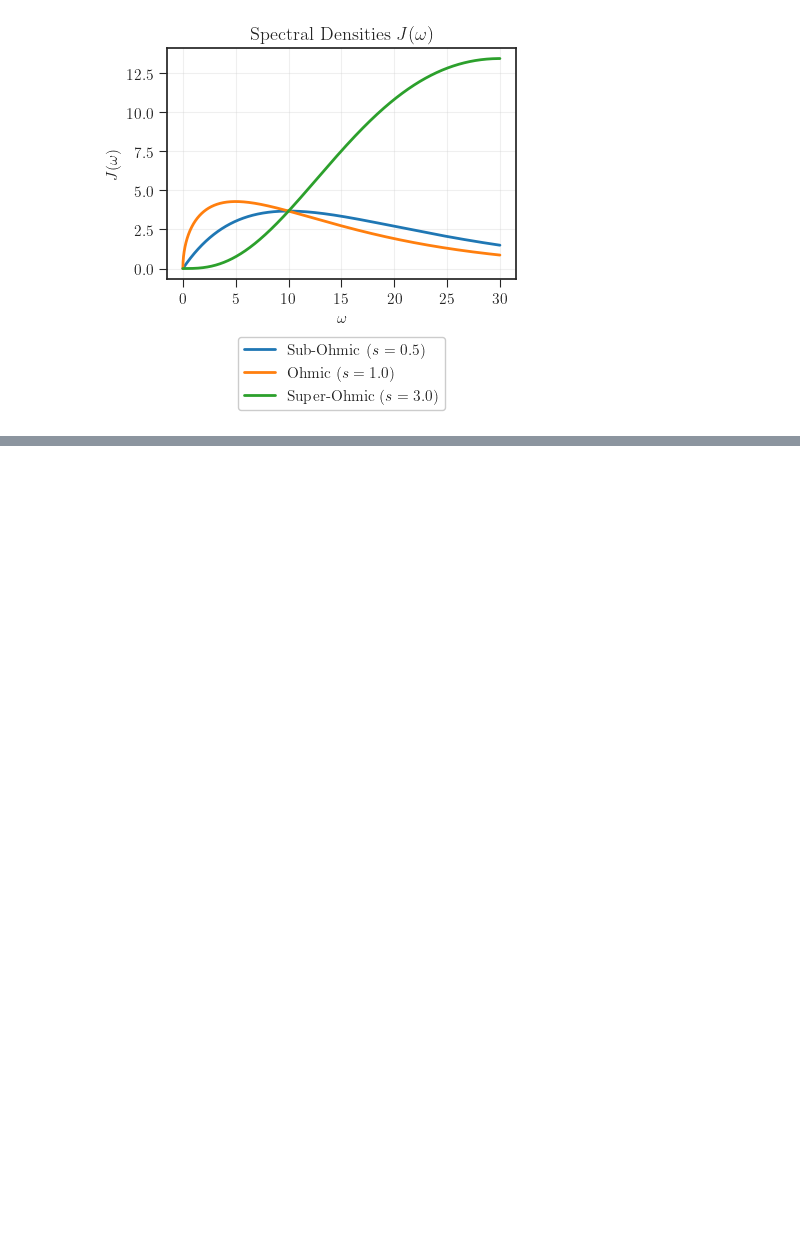
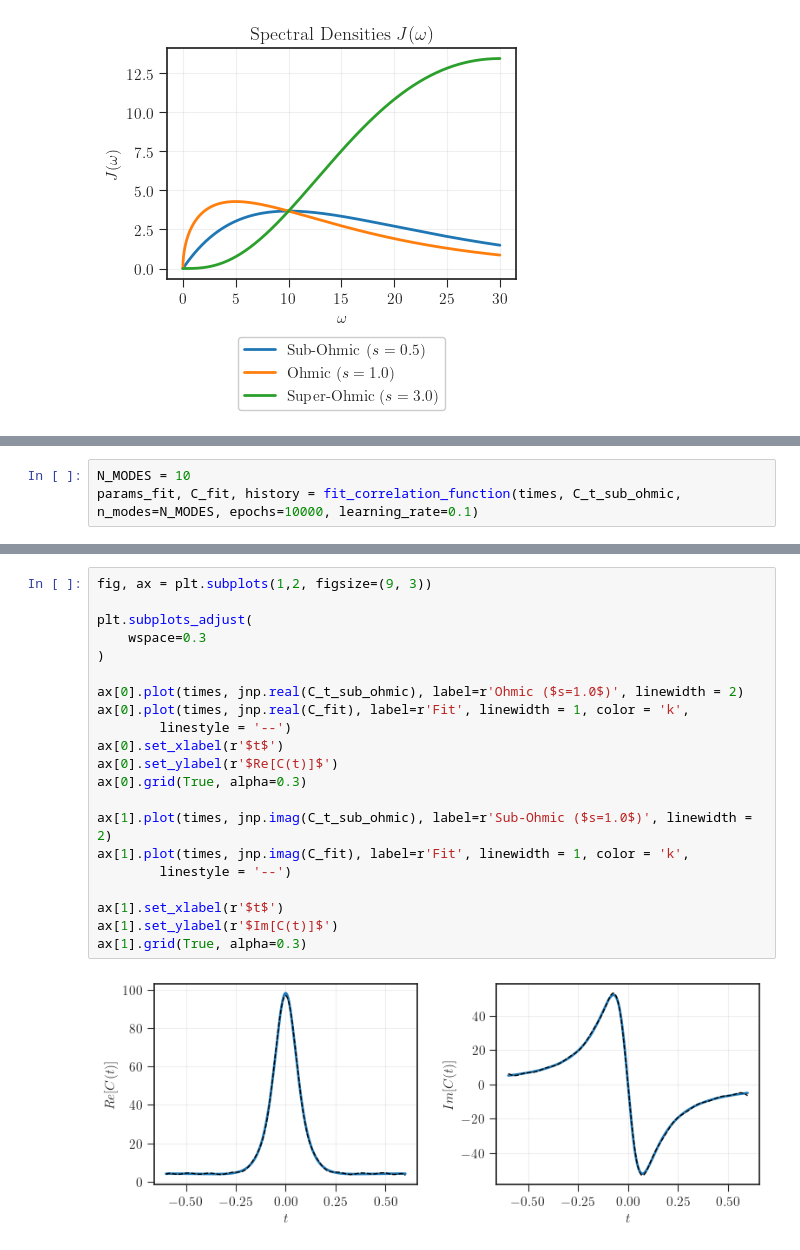
Before and after one commit to juardilag/twa_py, a Jupyter notebook: non-markovian_test.ipynb, the cells around one changed output, grey strips where cells are left out. Drawn from its saved outputs; the diff is of its cells as text; blank space fills up the shorter version.

```diff
--- a/non-markovian_test.ipynb
+++ b/non-markovian_test.ipynb
@@ -80,0 +154,3 @@ plt.show()
+# %%
+N_MODES = 10
+params_fit, C_fit, history = fit_correlation_function(times, C_t_sub_ohmic, n_modes=N_MODES, epochs=10000, learning_rate=0.1)
@@ -80,0 +170,23 @@ plt.show()
+# %%
+fig, ax = plt.subplots(1,2, figsize=(9, 3))
+
+plt.subplots_adjust(
+    wspace=0.3
+)
+
+ax[0].plot(times, jnp.real(C_t_sub_ohmic), label=r'Ohmic ($s=1.0$)', linewidth = 2)
+ax[0].plot(times, jnp.real(C_fit), label=r'Fit', linewidth = 1, color = 'k',
+        linestyle = '--')
+ax[0].set_xlabel(r'$t$')
+ax[0].set_ylabel(r'$Re[C(t)]$')
+ax[0].grid(True, alpha=0.3)
+
+ax[1].plot(times, jnp.imag(C_t_sub_ohmic), label=r'Sub-Ohmic ($s=1.0$)', linewidth = 2)
+ax[1].plot(times, jnp.imag(C_fit), label=r'Fit', linewidth = 1, color = 'k',
+        linestyle = '--')
+
+ax[1].set_xlabel(r'$t$')
+ax[1].set_ylabel(r'$Im[C(t)]$')
+ax[1].grid(True, alpha=0.3)
+# %% [output]
+[figure, added]
```
Also changed, not shown: parts of 15 cells of this notebook.
